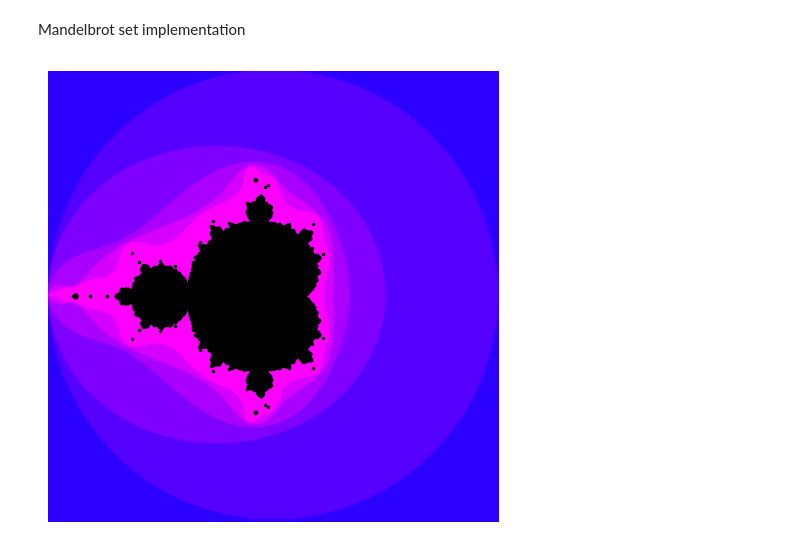
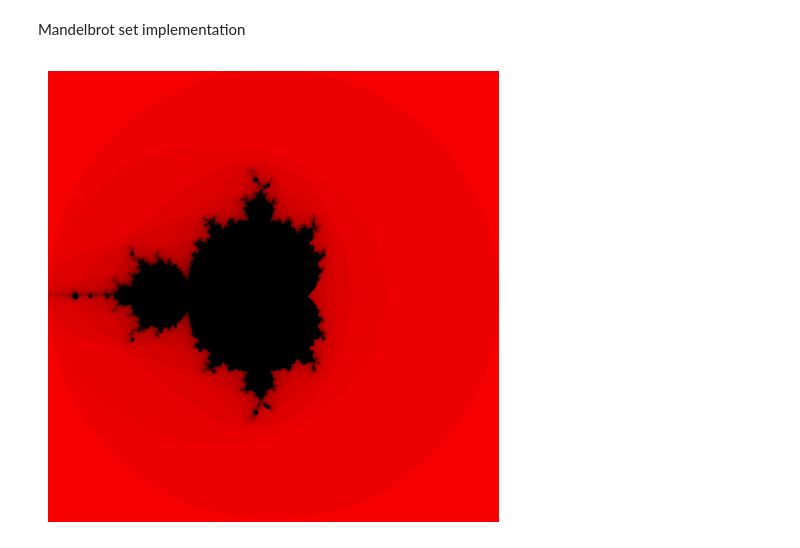
Before and after one commit to sachagijsbers/stochastic_1, a Jupyter notebook: code.ipynb, the cells around one changed output. Saved outputs shown, nothing was run; the diff lists cells and outputs as text; code cells hidden in the pictures.

Commit message:
color changes

```diff
--- a/code.ipynb
+++ b/code.ipynb
@@ -28,40 +28,33 @@ x_grid, y_grid = np.meshgrid(x, y)
 complex_grid = x_grid - y_grid * 1j
 max_iterations = 300
 
 c_list_in_x = []
 c_list_in_y = []
 
 c_list_out_x = []
 c_list_out_y = []
 color_out = []
 for c_row in complex_grid:
     for c in c_row:
         if mandelbrot_check(c, max_iterations):
             c_list_in_x.append(c.real)
             c_list_in_y.append(c.imag)
         else:
             n = not_mandelbrot(c, max_iterations)
-            percentage_diverge = min(n/max_iterations*50,1)
+            percentage_diverge = min(n/max_iterations*10,1)
             c_list_out_x.append(c.real)
             c_list_out_y.append(c.imag)
             color_out.append(percentage_diverge)
 
 for i in range(len(color_out)):
-    plt.plot(c_list_out_x[i],c_list_out_y[i], marker = 'o', ls = 'none', markersize = 1.5, color = (color_out[i],0,1))
+    plt.plot(c_list_out_x[i],c_list_out_y[i], marker = 'o', ls = 'none', markersize = 1.5, color = (color_out[i],0,0))
 
 plt.plot(c_list_in_x,c_list_in_y, marker = 'o', ls = 'none', markersize = 1.5, color = 'black')
 plt.xlim(-2, 2)
 plt.ylim(-2, 2)
 plt.gca().set_aspect("equal")
 plt.axis("off")
 plt.tight_layout()
 plt.show()
-
-
-
-# # Generate the Mandelbrot set
-# mandelbrot_set = np.fromiter((mandelbrot(c, max_iterations) for c in np.ravel(complex_plane)), dtype=int)
-
-# print(mandelbrot_set)
 # %% [output]
-[figure, old version]
+[figure, new version]
```
